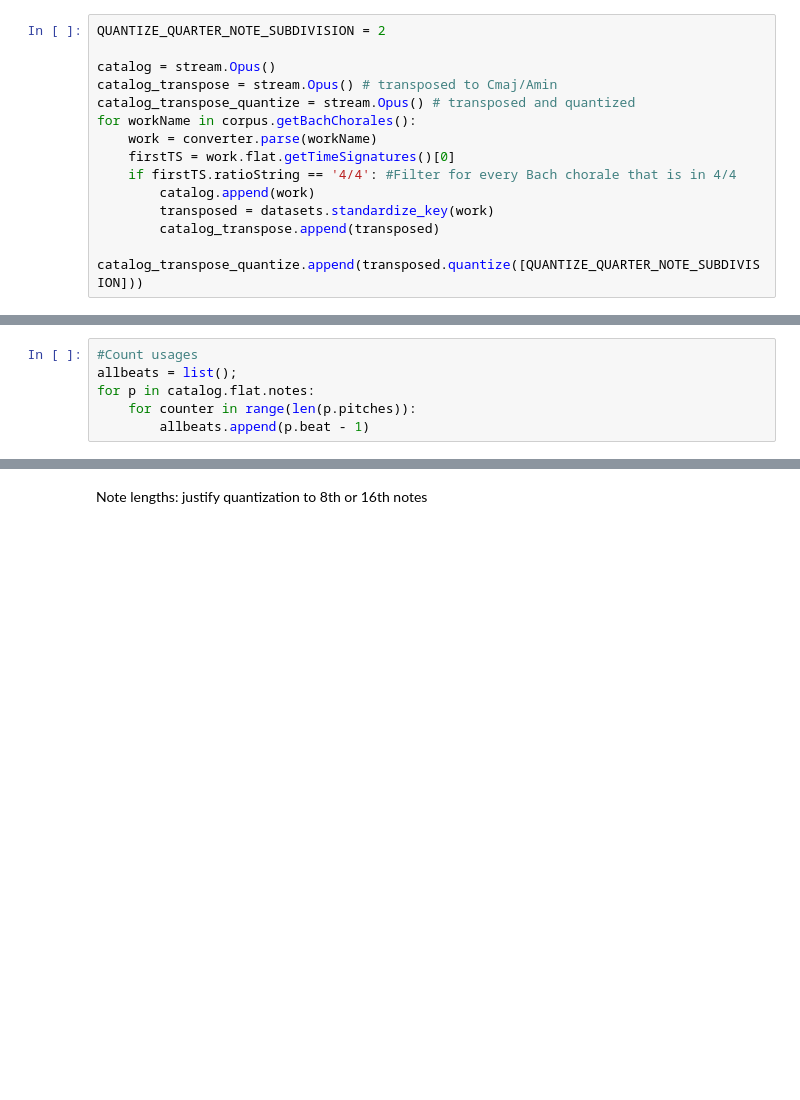
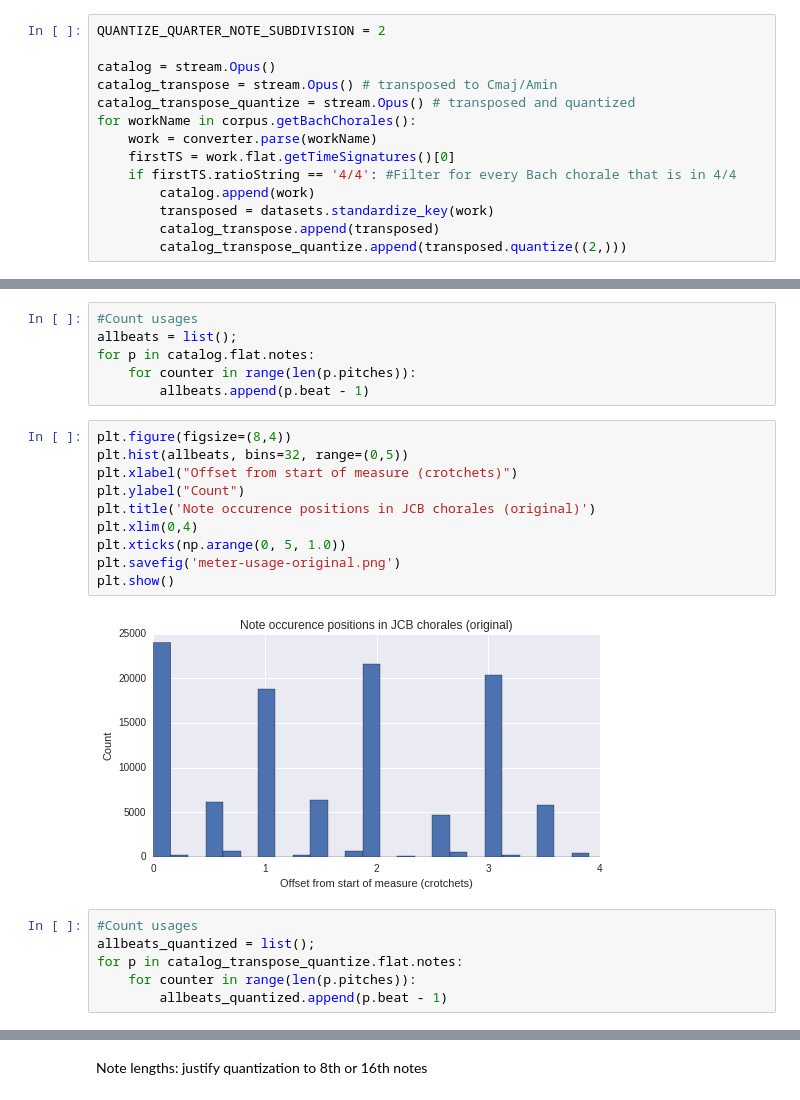
Before and after one commit to feynmanliang/mlsalt-thesis, a Jupyter notebook: notebooks/Corpus studies.ipynb, the cells around one changed output, grey strips where cells are left out. Drawn from its saved outputs; the diff is of its cells as text; blank space fills up the shorter version.

Commit message:
Adds lots of figures

```diff
--- a/notebooks/Corpus studies.ipynb
+++ b/notebooks/Corpus studies.ipynb
@@ -24,7 +24,7 @@ for workName in corpus.getBachChorales():
         catalog.append(work)
         transposed = datasets.standardize_key(work)
         catalog_transpose.append(transposed)
-        catalog_transpose_quantize.append(transposed.quantize([QUANTIZE_QUARTER_NOTE_SUBDIVISION]))
+        catalog_transpose_quantize.append(transposed.quantize((2,)))
 # %%
 # find a score that has 16th notes which will be quantized away
 #s = filter(lambda s: 0.25 in set(map(lambda x: x.duration.quarterLength, s.measures(0, 3).flat.notes)), catalog)
@@ -120,5 +118,23 @@ allbeats = list();
 for p in catalog.flat.notes:
     for counter in range(len(p.pitches)):
         allbeats.append(p.beat - 1)
+# %%
+plt.figure(figsize=(8,4))
+plt.hist(allbeats, bins=32, range=(0,5))
+plt.xlabel("Offset from start of measure (crotchets)")
+plt.ylabel("Count")
+plt.title('Note occurence positions in JCB chorales (original)')
+plt.xlim(0,4)
+plt.xticks(np.arange(0, 5, 1.0))
+plt.savefig('meter-usage-original.png')
+plt.show()
+# %% [output]
+[figure, added]
+# %%
+#Count usages
+allbeats_quantized = list();
+for p in catalog_transpose_quantize.flat.notes:
+    for counter in range(len(p.pitches)):
+        allbeats_quantized.append(p.beat - 1)
 # %%
 plt.figure(figsize=(8,4))
```
Also changed, not shown: parts of 10 cells of this notebook, 12 other files.
